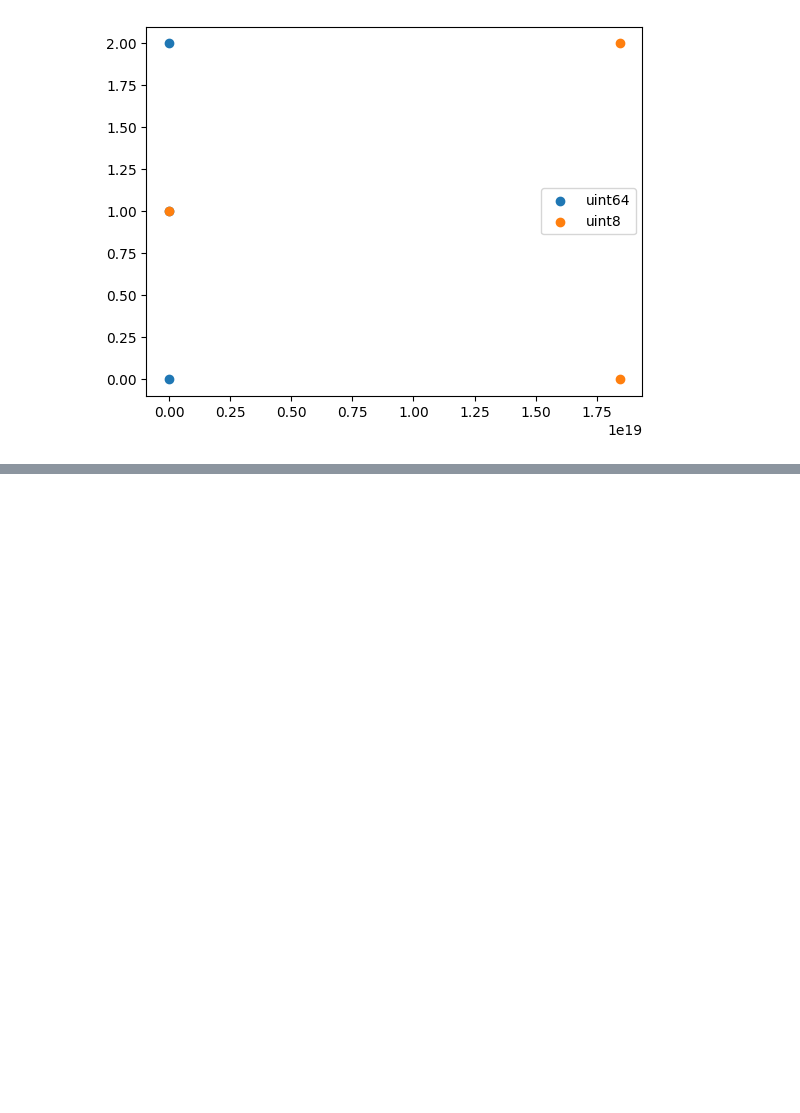
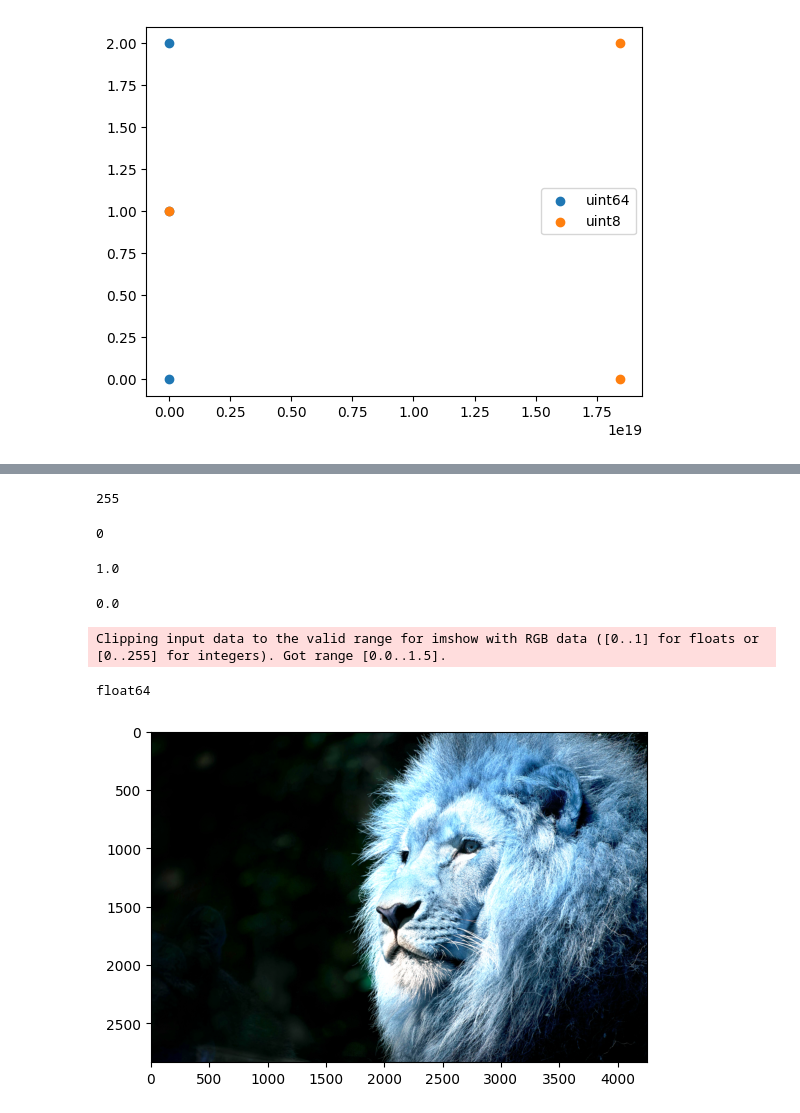
Before and after one commit to Masireddyvamshi/Exploratory_Data_Analysis, a Jupyter notebook: classNotes.ipynb, the cells around one changed output, grey strips where cells are left out. Cells and saved outputs as stored; diff of their text form; code cells hidden in the pictures; blank space fills up the shorter version.

```diff
--- a/classNotes.ipynb
+++ b/classNotes.ipynb
@@ -712,0 +785,29 @@ plt.show()
+# %%
+normalized_img=img/255.0
+# %%
+img.max()
+# %% [output]
+255
+# %%
+img.min()
+# %% [output]
+0
+# %%
+normalized_img.max()
+# %% [output]
+1.0
+# %%
+normalized_img.min()
+# %% [output]
+0.0
+# %%
+bright=normalized_img*1.5
+clipping=np.clip(bright,0,1)
+# %%
+plt.imshow(bright)
+print(bright.dtype)
+plt.show()
+# %% [output]
+Clipping input data to the valid range for imshow with RGB data ([0..1] for floats or [0..255] for integers). Got range [0.0..1.5].
+float64
+[figure, added]
```
Also changed, not shown: parts of 15 cells of this notebook.
